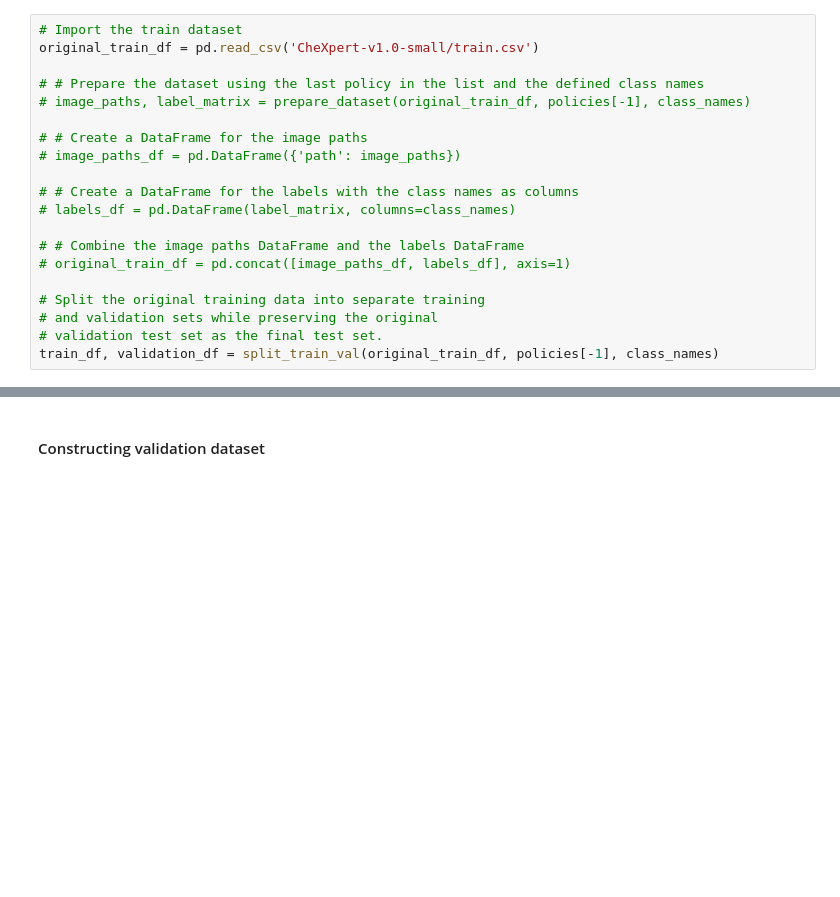
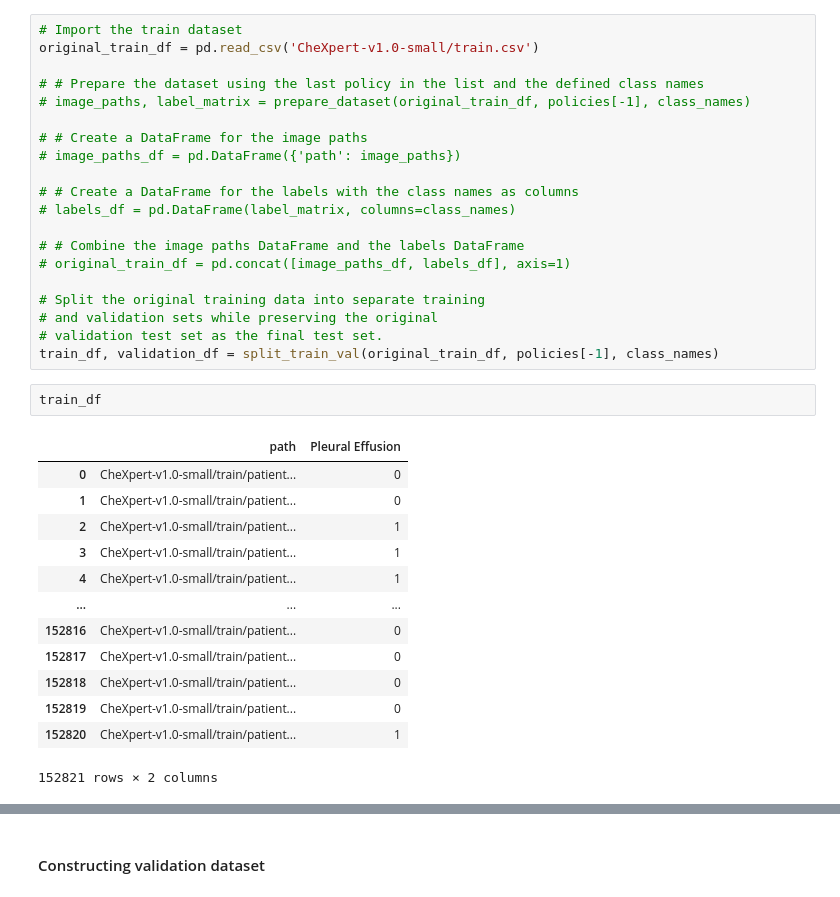
Before and after one commit to BarGinger/ExplainableAIRadiology, a Jupyter notebook: main.ipynb, the cells around one changed output, grey strips where cells are left out. Drawn from its saved outputs; the diff is of its cells as text; blank space fills up the shorter version.

```diff
--- a/main.ipynb
+++ b/main.ipynb
@@ -72,6 +72,22 @@ original_train_df = pd.read_csv('CheXpert-v1.0-small/train.csv')
 # and validation sets while preserving the original
 # validation test set as the final test set.
 train_df, validation_df = split_train_val(original_train_df, policies[-1], class_names)
+# %%
+train_df
+# %% [output]
+|  | path | Pleural Effusion |
+| 0 | CheXpert-v1.0-small/train/patient... | 0 |
+| 1 | CheXpert-v1.0-small/train/patient... | 0 |
+| 2 | CheXpert-v1.0-small/train/patient... | 1 |
+| 3 | CheXpert-v1.0-small/train/patient... | 1 |
+| 4 | CheXpert-v1.0-small/train/patient... | 1 |
+| ... | ... | ... |
+| 152816 | CheXpert-v1.0-small/train/patient... | 0 |
+| 152817 | CheXpert-v1.0-small/train/patient... | 0 |
+| 152818 | CheXpert-v1.0-small/train/patient... | 0 |
+| 152819 | CheXpert-v1.0-small/train/patient... | 0 |
+| 152820 | CheXpert-v1.0-small/train/patient... | 1 |
+152821 rows × 2 columns
 # %%
 # Print some information about the train DataFrame
 # Set pandas display options to show all columns
```
Also changed, not shown: parts of 7 cells of this notebook, 2 other files.
